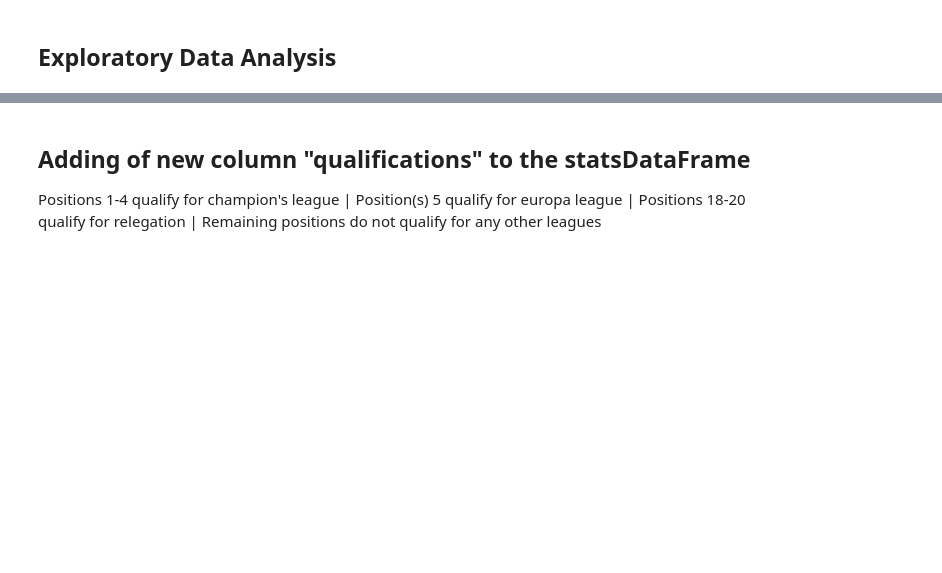
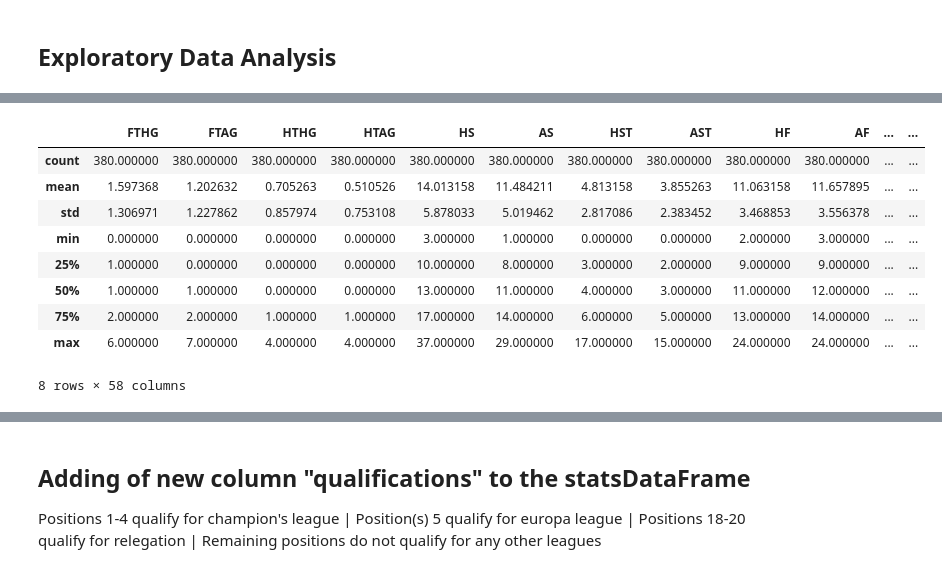
Before and after one commit to JacksonSeowJX/SC1015, a Jupyter notebook: Sc1015 Mini-Project.ipynb, the cells around one changed output, grey strips where cells are left out. Saved outputs shown, nothing was run; the diff lists cells and outputs as text; code cells hidden in the pictures; blank space fills up the shorter version.

```diff
--- a/Sc1015 Mini-Project.ipynb
+++ b/Sc1015 Mini-Project.ipynb
@@ -981,0 +935,4 @@ print(summary_df)
+# %%
+# Analyse one of the match datasets
+data_2016_2017 = pd.read_csv('2016-2017.csv')
+data_2016_2017.head()
@@ -981,0 +947,13 @@ print(summary_df)
+# %%
+data_2016_2017.describe()
+# %% [output]
+|  | FTHG | FTAG | HTHG | HTAG | HS | AS | HST | AST | HF | AF | ... | ... |
+| count | 380.000000 | 380.000000 | 380.000000 | 380.000000 | 380.000000 | 380.000000 | 380.000000 | 380.000000 | 380.000000 | 380.000000 | ... | ... |
+| mean | 1.597368 | 1.202632 | 0.705263 | 0.510526 | 14.013158 | 11.484211 | 4.813158 | 3.855263 | 11.063158 | 11.657895 | ... | ... |
+| std | 1.306971 | 1.227862 | 0.857974 | 0.753108 | 5.878033 | 5.019462 | 2.817086 | 2.383452 | 3.468853 | 3.556378 | ... | ... |
+| min | 0.000000 | 0.000000 | 0.000000 | 0.000000 | 3.000000 | 1.000000 | 0.000000 | 0.000000 | 2.000000 | 3.000000 | ... | ... |
+| 25% | 1.000000 | 0.000000 | 0.000000 | 0.000000 | 10.000000 | 8.000000 | 3.000000 | 2.000000 | 9.000000 | 9.000000 | ... | ... |
+| 50% | 1.000000 | 1.000000 | 0.000000 | 0.000000 | 13.000000 | 11.000000 | 4.000000 | 3.000000 | 11.000000 | 12.000000 | ... | ... |
+| 75% | 2.000000 | 2.000000 | 1.000000 | 1.000000 | 17.000000 | 14.000000 | 6.000000 | 5.000000 | 13.000000 | 14.000000 | ... | ... |
+| max | 6.000000 | 7.000000 | 4.000000 | 4.000000 | 37.000000 | 29.000000 | 17.000000 | 15.000000 | 24.000000 | 24.000000 | ... | ... |
+8 rows × 58 columns
```
Also changed, not shown: parts of 16 cells of this notebook.
